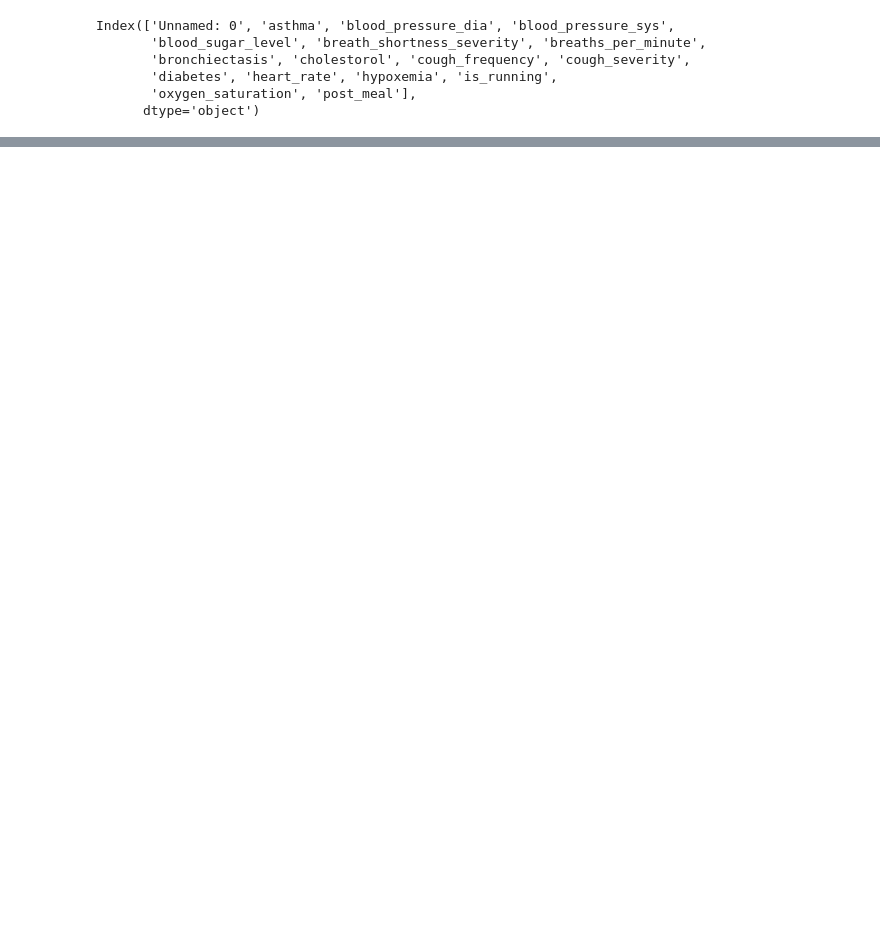
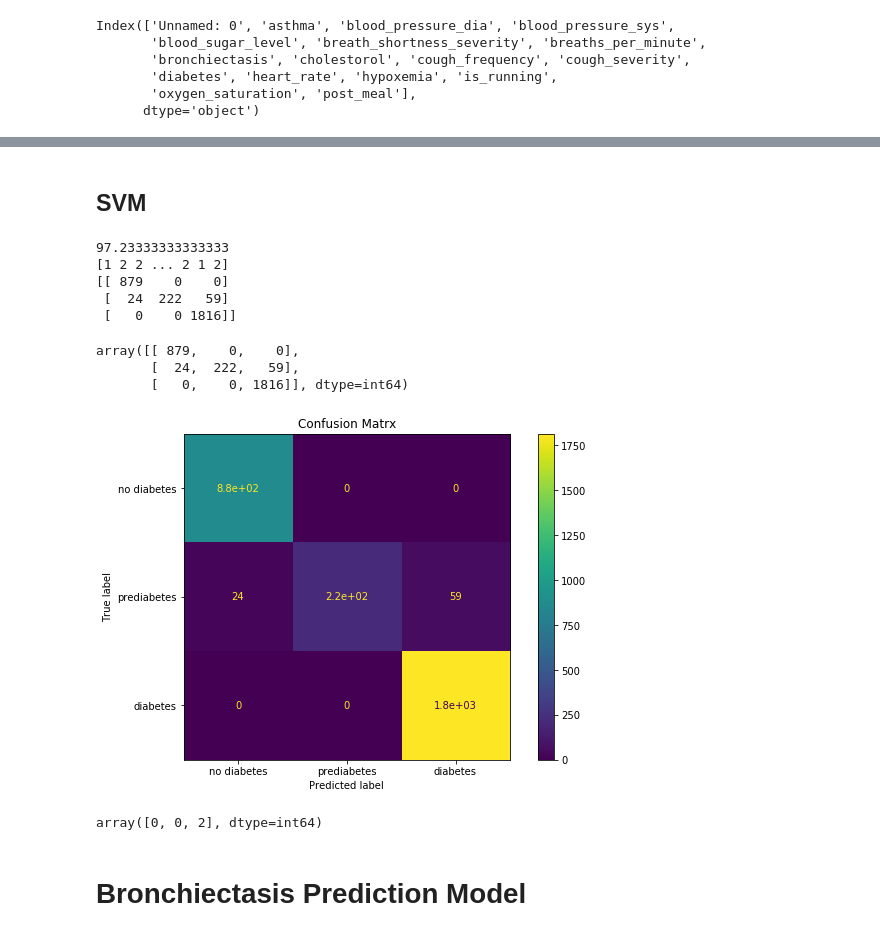
Before and after one commit to abhilashsaj/Wearable-Based-Health-Monitoring-System, a Jupyter notebook: Prediction Models.ipynb, the cells around one changed output, grey strips where cells are left out. Saved outputs shown, nothing was run; the diff lists cells and outputs as text; code cells hidden in the pictures; blank space fills up the shorter version.

```diff
--- a/Prediction Models.ipynb
+++ b/Prediction Models.ipynb
@@ -251,0 +281,37 @@ AttributeError: 'Series' object has no attribute 'to_numpy'
+# %% [markdown]
+## SVM
+# %%
+from sklearn.multiclass import OneVsRestClassifier
+
+clf = OneVsRestClassifier(SVC(kernel = 'linear', C = 1)).fit(X_train, y_train)
+
+y_preds = clf.predict(X_test)
+
+print(clf.score(X_test, y_test)*100)
+print(y_preds)
+
+cf_matrix = confusion_matrix(y_test, y_preds)
+print(cf_matrix)
+
+fig, ax = plt.subplots(figsize=(10, 6))
+ax.set_title('Confusion Matrx')
+
+disp =metrics.plot_confusion_matrix(clf, X_test, y_test, display_labels= ["no diabetes", "prediabetes", "diabetes"], ax = ax)
+disp.confusion_matrix
+# %% [output]
+97.23333333333333
+[1 2 2 ... 2 1 2]
+[[ 879    0    0]
+ [  24  222   59]
+ [   0    0 1816]]
+array([[ 879,    0,    0],
+       [  24,  222,   59],
+       [   0,    0, 1816]], dtype=int64)
+[figure, added]
+# %%
+clf.predict([[100,True], [130,True], [200, True]])
+# %% [output]
+array([0, 0, 2], dtype=int64)
+# %% [markdown]
+
+# Bronchiectasis Prediction Model
```
Also changed, not shown: parts of 8 cells of this notebook, 2 other files.
